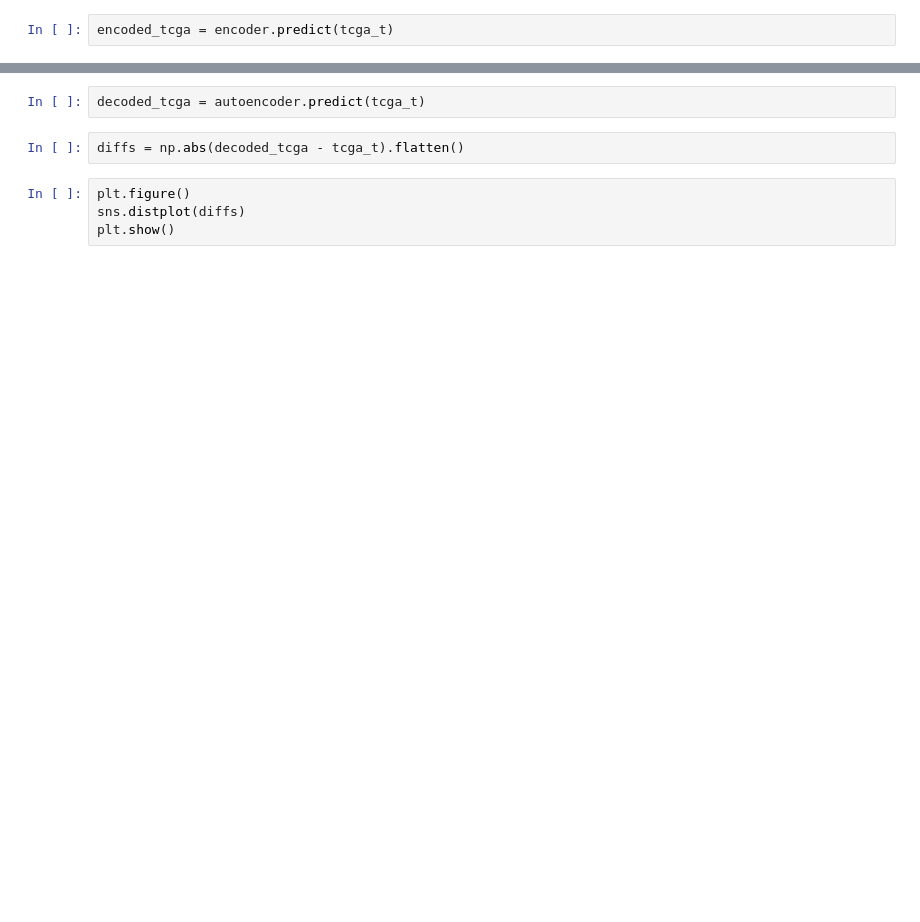
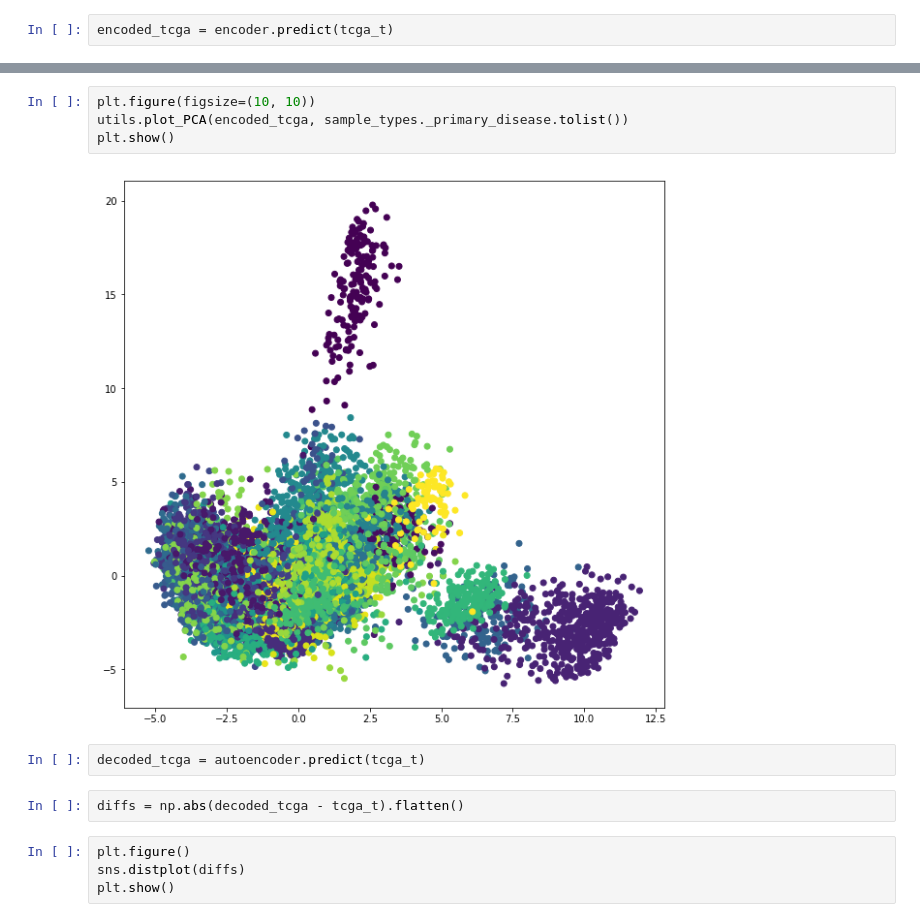
Before and after one commit to harel-coffee/cancer_classification-auto, a Jupyter notebook: staging/TCGA_AE.ipynb, the cells around one changed output, grey strips where cells are left out. Cells and saved outputs as stored; diff of their text form; blank space fills up the shorter version.

```diff
--- a/staging/TCGA_AE.ipynb
+++ b/staging/TCGA_AE.ipynb
@@ -293,3 +320,9 @@ plt.show()
+# %%
+plt.figure(figsize=(10, 10))
+utils.plot_PCA(encoded_tcga, sample_types._primary_disease.tolist())
+plt.show()
+# %% [output]
+[figure, added]
 # %%
 decoded_tcga = autoencoder.predict(tcga_t)
 # %%
```
Also changed, not shown: parts of 31 cells of this notebook.
